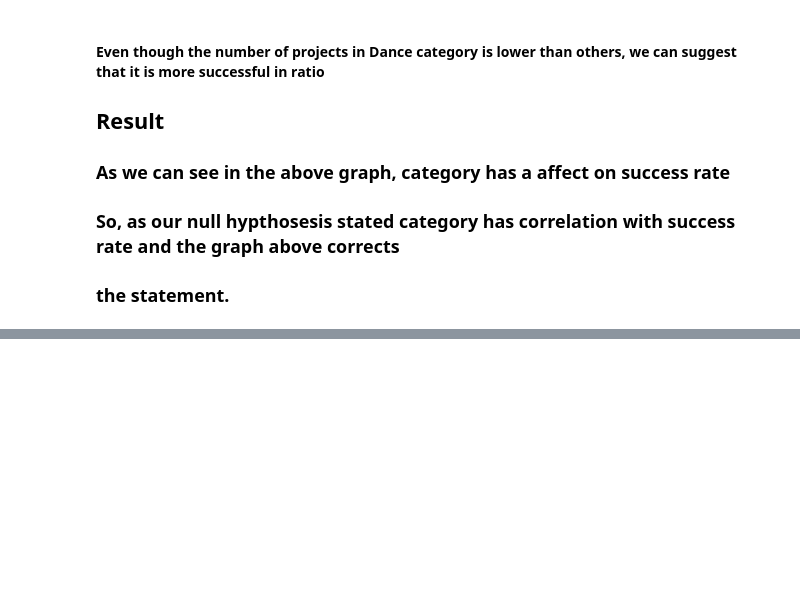
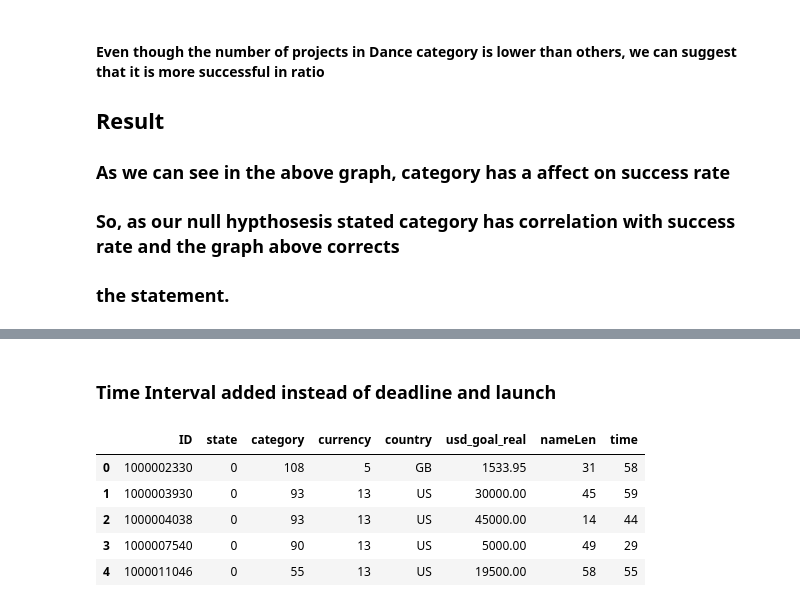
Before and after one commit to coskunfurkan/kickStarter, a Jupyter notebook: kickstart.ipynb, the cells around one changed output, grey strips where cells are left out. Cells and saved outputs as stored; diff of their text form; code cells hidden in the pictures; blank space fills up the shorter version.

```diff
--- a/kickstart.ipynb
+++ b/kickstart.ipynb
@@ -272,0 +421,15 @@ category.plot(kind="bar",figsize=(16,7))
+# %% [markdown]
+### Time Interval added instead of deadline and launch
+# %%
+data['deadline'] = pd.to_datetime(data['deadline'], format='%Y-%m-%d')
+data['launched'] = pd.to_datetime(data['launched'], format='%Y-%m-%d')
+data['time'] = (data['deadline'] - data['launched']).dt.days
+data.drop(['deadline','launched'], axis=1, inplace=True)
+data.head()
+# %% [output]
+|  | ID | state | category | currency | country | usd_goal_real | nameLen | time |
+| 0 | 1000002330 | 0 | 108 | 5 | GB | 1533.95 | 31 | 58 |
+| 1 | 1000003930 | 0 | 93 | 13 | US | 30000.00 | 45 | 59 |
+| 2 | 1000004038 | 0 | 93 | 13 | US | 45000.00 | 14 | 44 |
+| 3 | 1000007540 | 0 | 90 | 13 | US | 5000.00 | 49 | 29 |
+| 4 | 1000011046 | 0 | 55 | 13 | US | 19500.00 | 58 | 55 |
```
Also changed, not shown: parts of 12 cells of this notebook.
